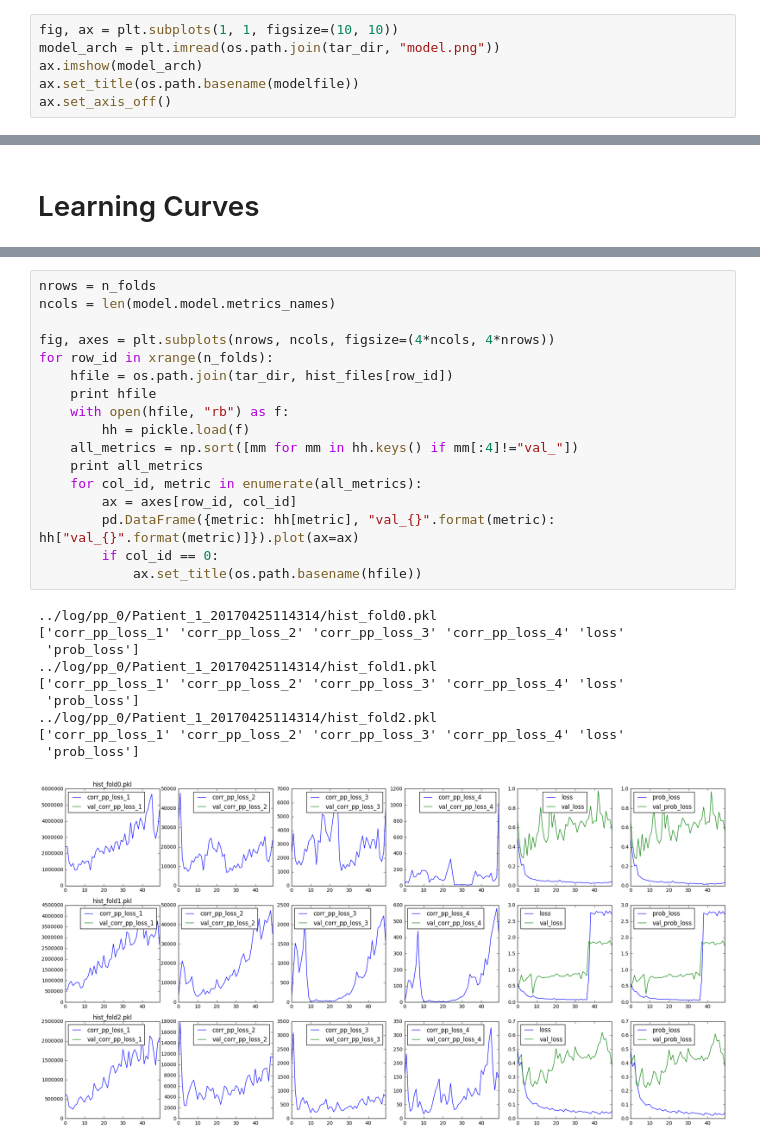
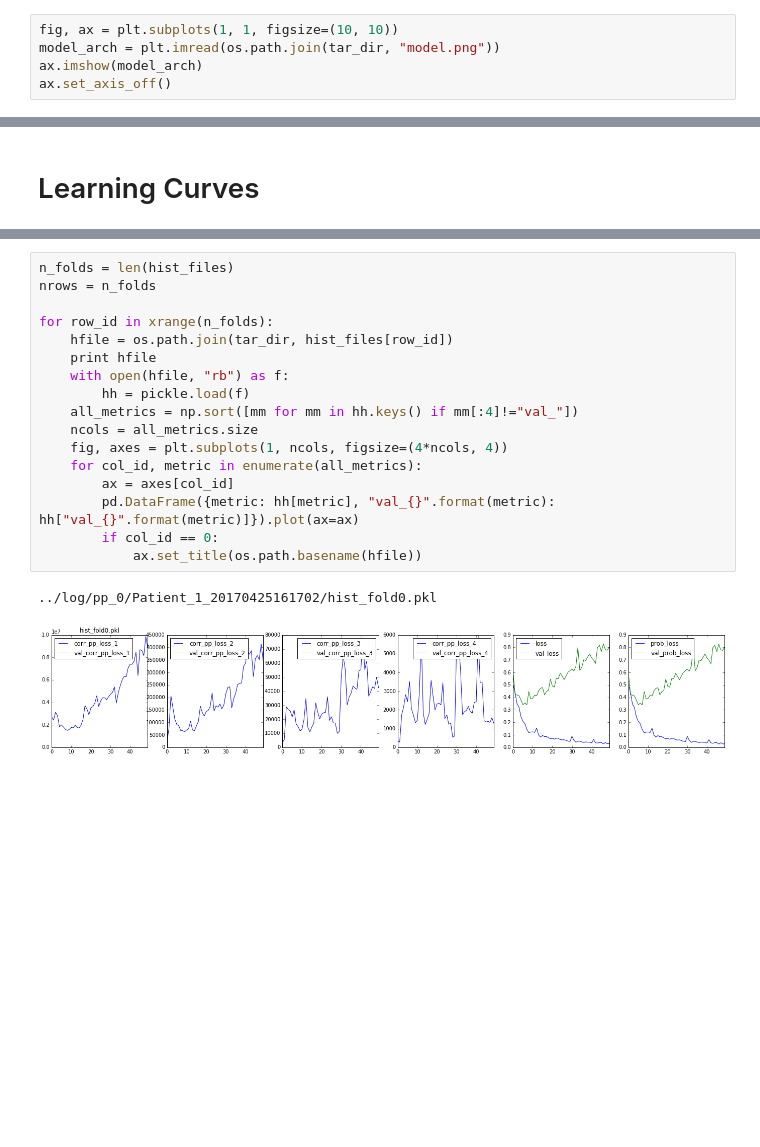
Before and after one commit to lerrytang/CorrReg, a Jupyter notebook: python/CheckTrainLog.ipynb, the cells around one changed output, grey strips where cells are left out. Drawn from its saved outputs; the diff is of its cells as text; blank space fills up the shorter version.

```diff
--- a/python/CheckTrainLog.ipynb
+++ b/python/CheckTrainLog.ipynb
@@ -44,6 +63,5 @@ n_folds = len(hist_files)
 fig, ax = plt.subplots(1, 1, figsize=(10, 10))
 model_arch = plt.imread(os.path.join(tar_dir, "model.png"))
 ax.imshow(model_arch)
-ax.set_title(os.path.basename(modelfile))
 ax.set_axis_off()
 # %% [output]
@@ -62,28 +71,20 @@ model.model.metrics_names
 # %%
+n_folds = len(hist_files)
 nrows = n_folds
-ncols = len(model.model.metrics_names)
 
-fig, axes = plt.subplots(nrows, ncols, figsize=(4*ncols, 4*nrows))
 for row_id in xrange(n_folds):
     hfile = os.path.join(tar_dir, hist_files[row_id])
     print hfile
     with open(hfile, "rb") as f:
         hh = pickle.load(f)
     all_metrics = np.sort([mm for mm in hh.keys() if mm[:4]!="val_"])
-    print all_metrics
+    ncols = all_metrics.size
+    fig, axes = plt.subplots(1, ncols, figsize=(4*ncols, 4))
     for col_id, metric in enumerate(all_metrics):
-        ax = axes[row_id, col_id]
+        ax = axes[col_id]
         pd.DataFrame({metric: hh[metric], "val_{}".format(metric): hh["val_{}".format(metric)]}).plot(ax=ax)
         if col_id == 0:
             ax.set_title(os.path.basename(hfile))
 # %% [output]
-../log/pp_0/Patient_1_20170425114314/hist_fold0.pkl
-['corr_pp_loss_1' 'corr_pp_loss_2' 'corr_pp_loss_3' 'corr_pp_loss_4' 'loss'
- 'prob_loss']
-../log/pp_0/Patient_1_20170425114314/hist_fold1.pkl
-['corr_pp_loss_1' 'corr_pp_loss_2' 'corr_pp_loss_3' 'corr_pp_loss_4' 'loss'
- 'prob_loss']
-../log/pp_0/Patient_1_20170425114314/hist_fold2.pkl
-['corr_pp_loss_1' 'corr_pp_loss_2' 'corr_pp_loss_3' 'corr_pp_loss_4' 'loss'
- 'prob_loss']
+../log/pp_0/Patient_1_20170425161702/hist_fold0.pkl
-[figure, old version]
+[figure, new version]
```
Also changed, not shown: parts of 8 cells of this notebook.
